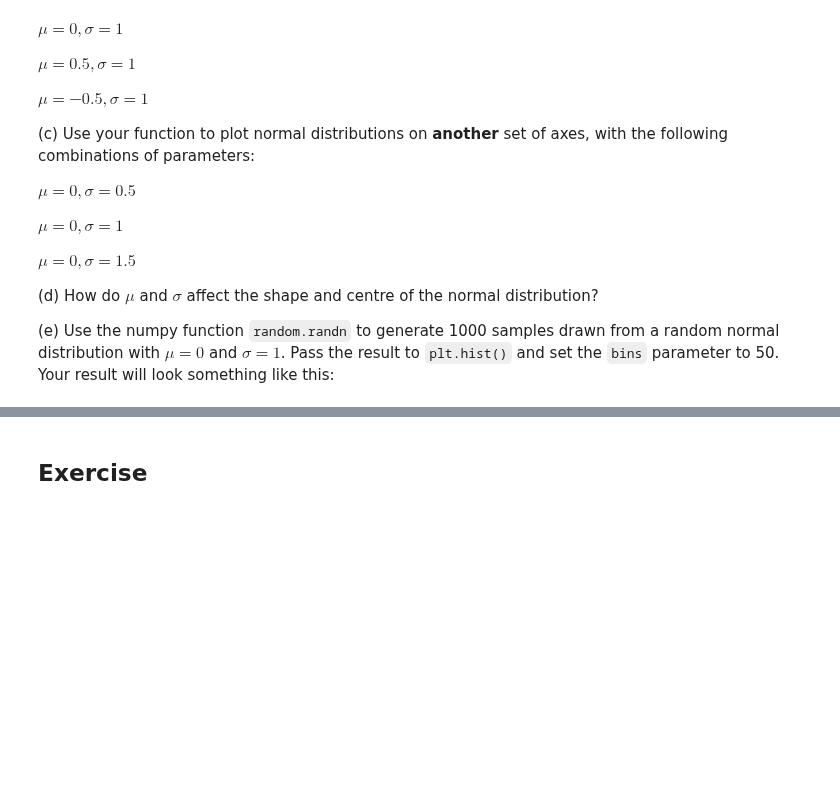
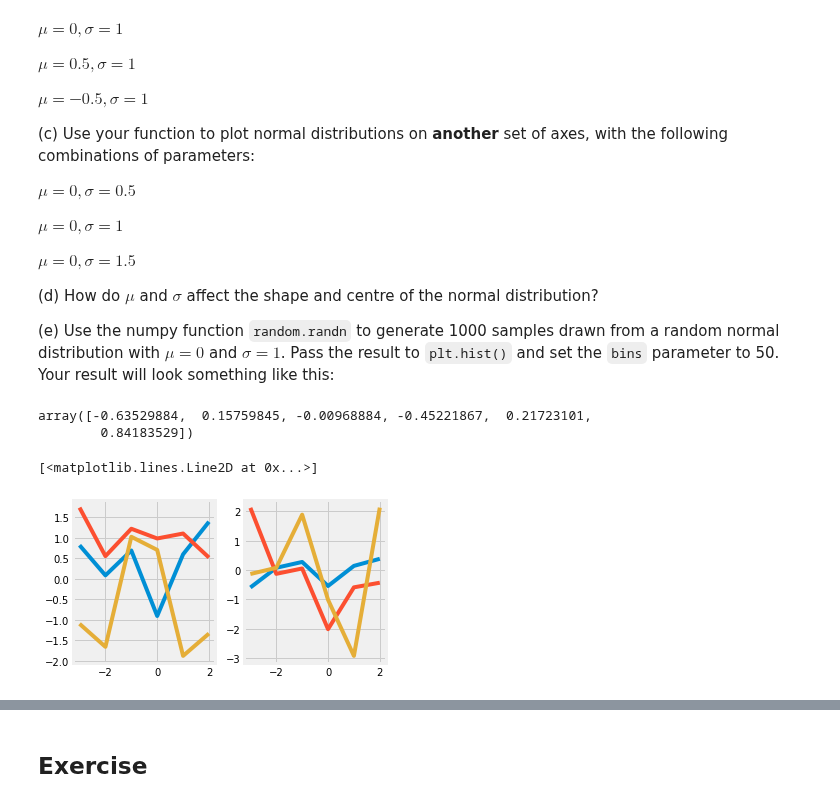
Before and after one commit to ShelyBhogal/data-science, a Jupyter notebook: 07-statistics-refresher/statistics_fundamentals.ipynb, the cells around one changed output, grey strips where cells are left out. Drawn from its saved outputs; the diff is of its cells as text; code cells hidden in the pictures; blank space fills up the shorter version.

```diff
--- a/07-statistics-refresher/statistics_fundamentals.ipynb
+++ b/07-statistics-refresher/statistics_fundamentals.ipynb
@@ -742,2 +785,4 @@ y = # fill this in
+# %%
+y = titanic['fare']
 # %% [markdown]
 (b) Create a variable `y_pred` using the mean of `y`
@@ -860,3 +926,31 @@ def normal_distribution(x,mu,sigma):
+# %%
+# mu is mean
+# sigma is standard deviation
+
+def normal_distribution(x, mu, sigma):
+    y = np.random.normal(mu, sigma, x)
+
+    return y
+# %%
+normal_distribution(6, -0.5, 1)
+# %% [output]
+array([-0.63529884,  0.15759845, -0.00968884, -0.45221867,  0.21723101,
+        0.84183529])
+# %%
+fg, axs = plt.subplots(1, 2, figsize=(5, 3))
+
+x_axis = np.arange(-3.0, 3.0, 1)
+
+axs[0].plot(x_axis, normal_distribution(6, 0, 1))
+axs[0].plot(x_axis, normal_distribution(6, 0.5, 1))
+axs[0].plot(x_axis, normal_distribution(6, -0.5, 1))
+
+axs[1].plot(x_axis, normal_distribution(6, 0, 0.5))
+axs[1].plot(x_axis, normal_distribution(6, 0, 1))
+axs[1].plot(x_axis, normal_distribution(6, 0, 1.5))
+# %% [output]
+[<matplotlib.lines.Line2D at 0x...>]
+[figure, added]
 # %% [markdown]
 <a id="skewness"></a>
 ### 6.2  Skewness
```
Also changed, not shown: parts of 37 cells of this notebook.
